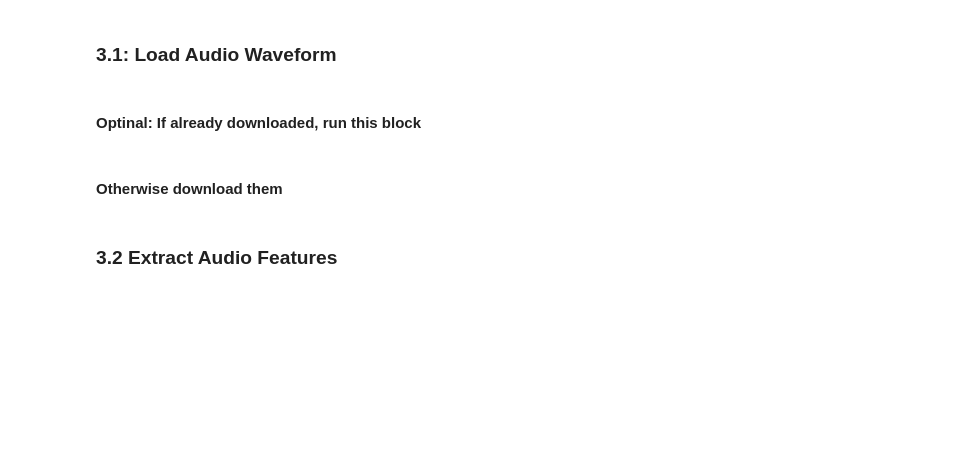
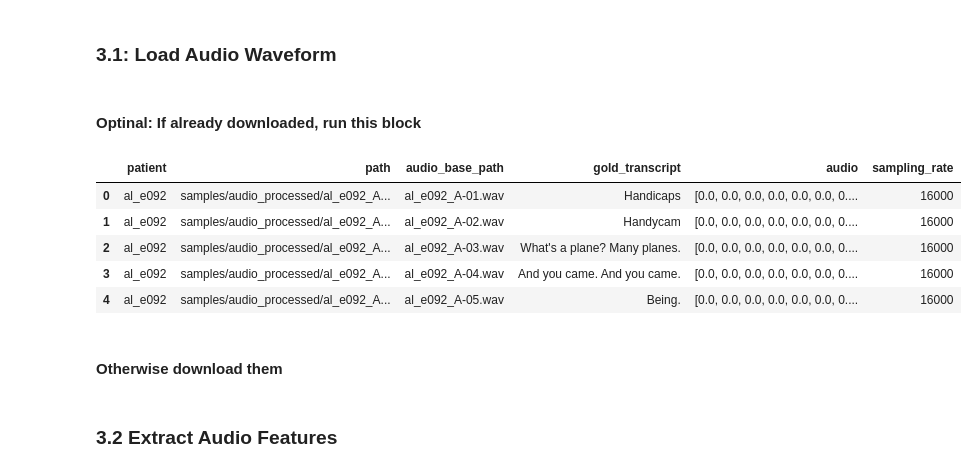
Before and after one commit to farhanazmiCS/whisper-fine-tuning, a Jupyter notebook: notebooks/whisper_fine_tune.ipynb, the cells around one changed output. Cells and saved outputs as stored; diff of their text form; code cells hidden in the pictures; blank space fills up the shorter version.

```diff
--- a/notebooks/whisper_fine_tune.ipynb
+++ b/notebooks/whisper_fine_tune.ipynb
@@ -91,9 +96,9 @@ else:
 # %%
 import pandas as pd
 
-train_df = pd.read_csv('train_set.csv')
-val_df = pd.read_csv('val_set.csv')
-test_df = pd.read_csv('test_set.csv')
+train_df = pd.read_csv('samples/transcripts/train_set.csv')
+val_df = pd.read_csv('samples/transcripts/val_set.csv')
+test_df = pd.read_csv('samples/transcripts/test_set.csv')
 
 print(train_df.groupby('patient').nunique())
 print(val_df.groupby('patient').nunique())
@@ -219,6 +229,15 @@ def load_waveforms(df, base_directory="samples/waveform"):
 train_df = load_waveforms(train_df)
 val_df = load_waveforms(val_df)
 test_df = load_waveforms(test_df)
+# %%
+test_df.head()
+# %% [output]
+|  | patient | path | audio_base_path | gold_transcript | audio | sampling_rate |
+| 0 | al_e092 | samples/audio_processed/al_e092_A... | al_e092_A-01.wav | Handicaps | [0.0, 0.0, 0.0, 0.0, 0.0, 0.0, 0.... | 16000 |
+| 1 | al_e092 | samples/audio_processed/al_e092_A... | al_e092_A-02.wav | Handycam | [0.0, 0.0, 0.0, 0.0, 0.0, 0.0, 0.... | 16000 |
+| 2 | al_e092 | samples/audio_processed/al_e092_A... | al_e092_A-03.wav | What's a plane? Many planes. | [0.0, 0.0, 0.0, 0.0, 0.0, 0.0, 0.... | 16000 |
+| 3 | al_e092 | samples/audio_processed/al_e092_A... | al_e092_A-04.wav | And you came. And you came. | [0.0, 0.0, 0.0, 0.0, 0.0, 0.0, 0.... | 16000 |
+| 4 | al_e092 | samples/audio_processed/al_e092_A... | al_e092_A-05.wav | Being. | [0.0, 0.0, 0.0, 0.0, 0.0, 0.0, 0.... | 16000 |
 # %% [markdown]
 #### Otherwise download them
 # %%
```
Also changed, not shown: parts of 13 cells of this notebook, 1 other file.
